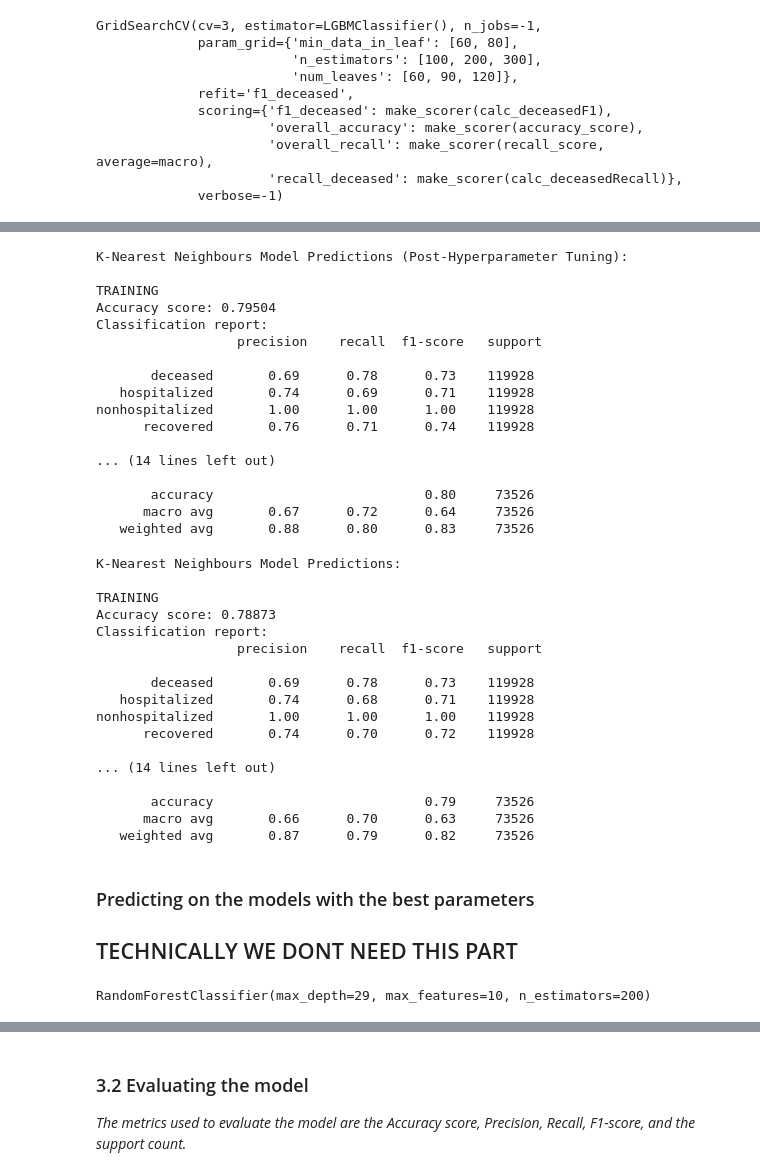
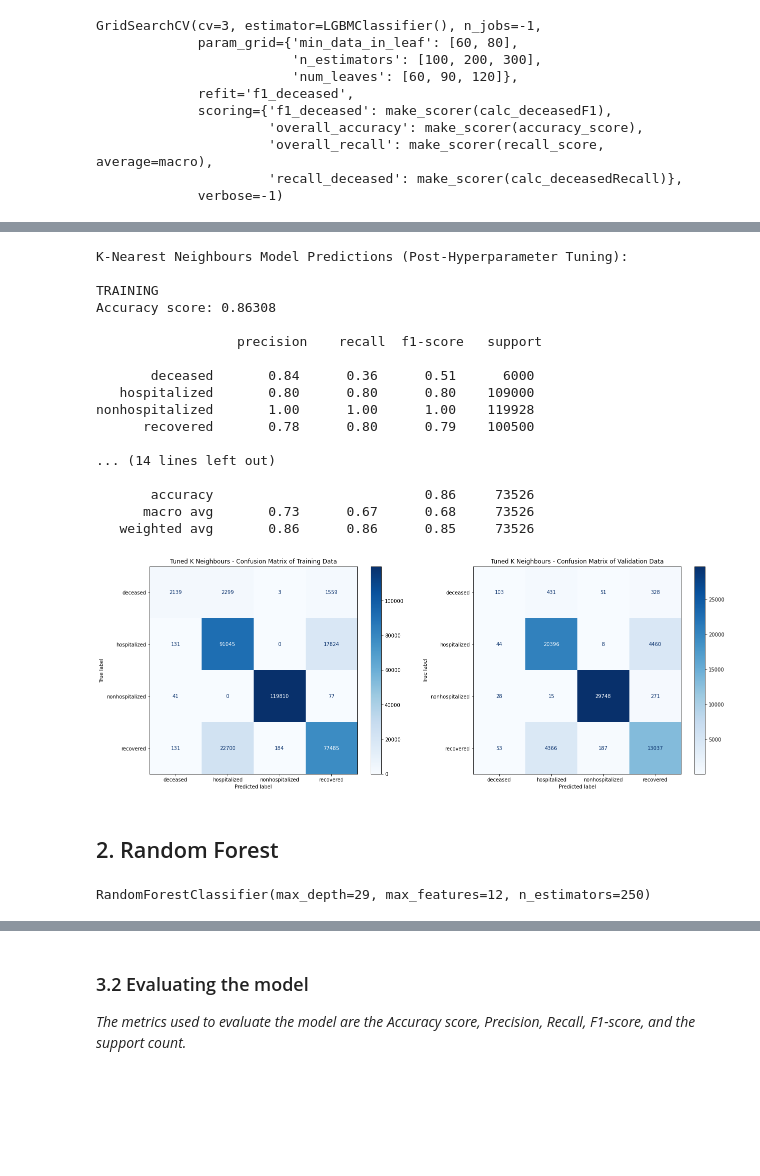
Before and after one commit to a-sani/COVID-19, a Jupyter notebook: milestone3/src/main.ipynb, the cells around one changed output, grey strips where cells are left out. Drawn from its saved outputs; the diff is of its cells as text; code cells hidden in the pictures; blank space fills up the shorter version.

```diff
--- a/milestone3/src/main.ipynb
+++ b/milestone3/src/main.ipynb
@@ -222,66 +243,50 @@ scores_validation = metrics.classification_report(validation_truth,validation_pr
 print("K-Nearest Neighbours Model Predictions (Post-Hyperparameter Tuning):\n")
 
 print('TRAINING\nAccuracy score: {0:0.5f}'.format(training_accuracy))
-print('Classification report: \n',scores_training)
+print('\n',scores_training)
 print('\nVALIDATION\nAccuracy score: {0:0.5f}'.format(validation_accuracy))
-print('Classification report: \n',scores_validation)
+print('\n',scores_validation)
 # %% [output]
 K-Nearest Neighbours Model Predictions (Post-Hyperparameter Tuning):
 
 TRAINING
-Accuracy score: 0.79504
-Classification report:
+Accuracy score: 0.86308
+
                   precision    recall  f1-score   support
 
-       deceased       0.69      0.78      0.73    119928
-   hospitalized       0.74      0.69      0.71    119928
+       deceased       0.84      0.36      0.51      6000
+   hospitalized       0.80      0.80      0.80    109000
 nonhospitalized       1.00      1.00      1.00    119928
-      recovered       0.76      0.71      0.74    119928
+      recovered       0.78      0.80      0.79    100500
 
 ... (14 lines left out)
 
-       accuracy                           0.80     73526
-      macro avg       0.67      0.72      0.64     73526
-   weighted avg       0.88      0.80      0.83     73526
+       accuracy                           0.86     73526
+      macro avg       0.73      0.67      0.68     73526
+   weighted avg       0.86      0.86      0.85     73526
-# %%
-training_accuracy = metrics.accuracy_score(training_prediction, training_truth)
-scores_training = metrics.classification_report(training_truth,training_prediction)
-validation_accuracy = metrics.accuracy_score(validation_prediction, validation_truth)
-scores_validation = metrics.classification_report(validation_truth,validation_prediction)
-print("K-Nearest Neighbours Model Predictions:\n")
-
-print('TRAINING\nAccuracy score: {0:0.5f}'.format(training_accuracy))
-print('Classification report: \n',scores_training)
-print('\nVALIDATION\nAccuracy score: {0:0.5f}'.format(validation_accuracy))
-print('Classification report: \n',scores_validation)
-# %% [output]
-K-Nearest Neighbours Model Predictions:
-
-TRAINING
-Accuracy score: 0.78873
-Classification report:
-                  precision    recall  f1-score   support
-
-       deceased       0.69      0.78      0.73    119928
-   hospitalized       0.74      0.68      0.71    119928
-nonhospitalized       1.00      1.00      1.00    119928
-      recovered       0.74      0.70      0.72    119928
-
-... (14 lines left out)
-
-       accuracy                           0.79     73526
-      macro avg       0.66      0.70      0.63     73526
-   weighted avg       0.87      0.79      0.82     73526
-# %% [markdown]
-### Predicting on the models with the best parameters
-## TECHNICALLY WE DONT NEED THIS PART
+# %%
+fig, ax = plt.subplots(figsize = (20, 15), nrows = 1, ncols = 2)
+metrics.plot_confusion_matrix(best_knn, training_data, training_truth, cmap = plt.cm.Blues, ax = ax[0], values_format = '.6g')
+ax[0].set_title('Tuned K Neighbours - Confusion Matrix of Training Data')
+metrics.plot_confusion_matrix(best_knn, validation_data, validation_truth, cmap = plt.cm.Blues, ax = ax[1], values_format = '.6g')
+ax[1].set_title('Tuned K Neighbours - Confusion Matrix of Validation Data')
+
+# figure settings
+fig.tight_layout()
+fig.subplots_adjust(top=0.4)
+fig.subplots_adjust(right=0.9)
+fig.savefig('../plots/knn_matrix.png', bbox_inches='tight', pad_inches=0.3)
+# %% [output]
+[figure, added]
+# %% [markdown]
+## 2. Random Forest
 # %%
 # Fit the model on the training dataset
-best_rf = RandomForestClassifier(max_depth=29, n_estimators=200, max_features=10)
-#fit_params={'feature_name': 'auto', 'categorical_feature': 'auto'}
+#best_rf = RandomForestClassifier(max_depth=29, n_estimators=200, max_features=10) - f1 score = 0.20
+best_rf = RandomForestClassifier(max_depth=29, n_estimators=250, max_features=12) # -f1 score = 0.21
 best_rf.fit(training_data, training_truth)
 # %% [output]
-RandomForestClassifier(max_depth=29, max_features=10, n_estimators=200)
+RandomForestClassifier(max_depth=29, max_features=12, n_estimators=250)
 # %%
 # predict on the training data
 RF_training_prediction = best_rf.predict(training_data)
```
Also changed, not shown: parts of 32 cells of this notebook, 21 other files.
